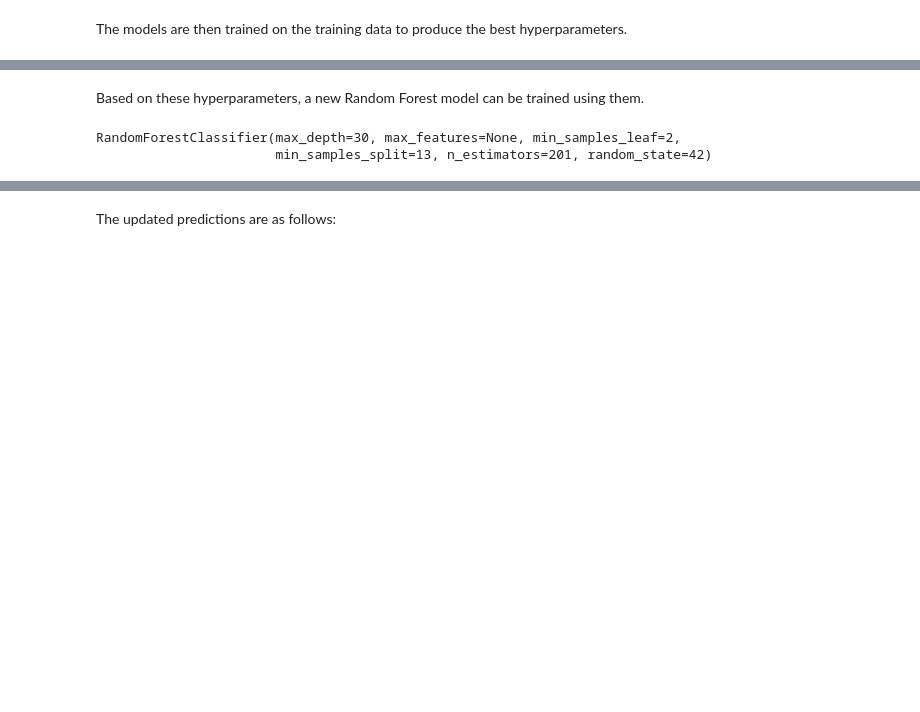
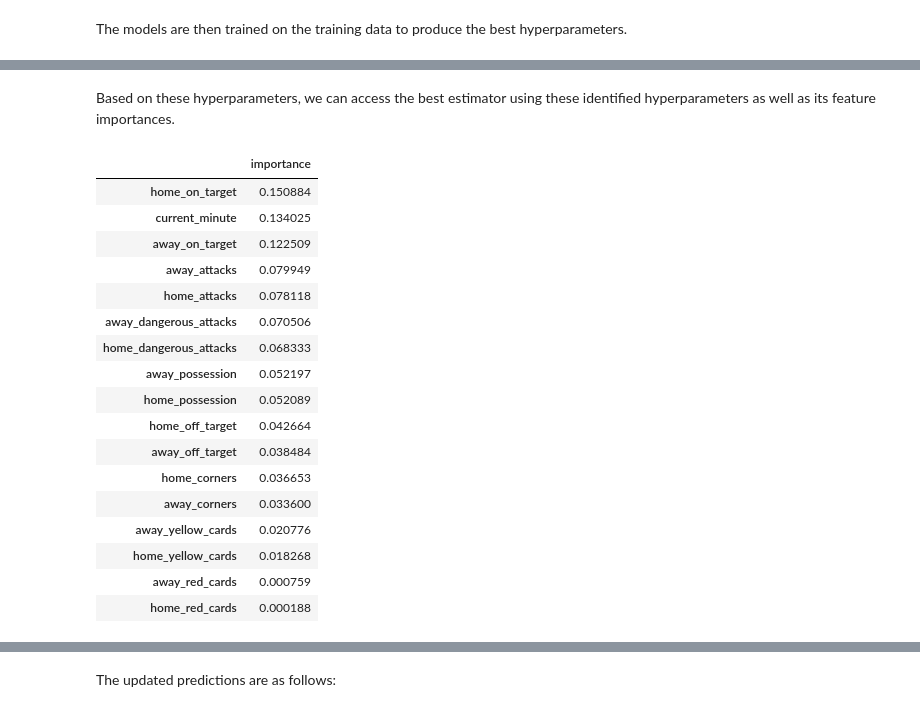
Before and after one commit to boofmax/STINTSY_MCO, a Jupyter notebook: STINTSY_MCO.ipynb, the cells around one changed output, grey strips where cells are left out. Drawn from its saved outputs; the diff is of its cells as text; code cells hidden in the pictures; blank space fills up the shorter version.

```diff
--- a/STINTSY_MCO.ipynb
+++ b/STINTSY_MCO.ipynb
@@ -539,2 +556,2 @@ rsr.best_params_
 # %% [markdown]
-Based on these hyperparameters, a new Random Forest model can be trained using them.
+Based on these hyperparameters, we can access the best estimator using these identified hyperparameters as well as its feature importances.
@@ -549,5 +558,25 @@ rfc_tuned = RandomForestClassifier(random_state=random_state,
-# %%
-rfc_tuned.fit(X_train, y_train)
-# %% [output]
-RandomForestClassifier(max_depth=30, max_features=None, min_samples_leaf=2,
-                       min_samples_split=13, n_estimators=201, random_state=42)
+# %%
+best_estimator = rsr.best_estimator_
+
+feature_importance = best_estimator.feature_importances_
+df_rfc_importance = pd.DataFrame(data=feature_importance, index=data.drop(["target"], axis=1).columns, columns=["importance"])
+df_rfc_importance.sort_values(by="importance", ascending=False)
+# %% [output]
+|  | importance |
+| home_on_target | 0.150884 |
+| current_minute | 0.134025 |
+| away_on_target | 0.122509 |
+| away_attacks | 0.079949 |
+| home_attacks | 0.078118 |
+| away_dangerous_attacks | 0.070506 |
+| home_dangerous_attacks | 0.068333 |
+| away_possession | 0.052197 |
+| home_possession | 0.052089 |
+| home_off_target | 0.042664 |
+| away_off_target | 0.038484 |
+| home_corners | 0.036653 |
+| away_corners | 0.033600 |
+| away_yellow_cards | 0.020776 |
+| home_yellow_cards | 0.018268 |
+| away_red_cards | 0.000759 |
+| home_red_cards | 0.000188 |
```
Also changed, not shown: parts of 20 cells of this notebook.
